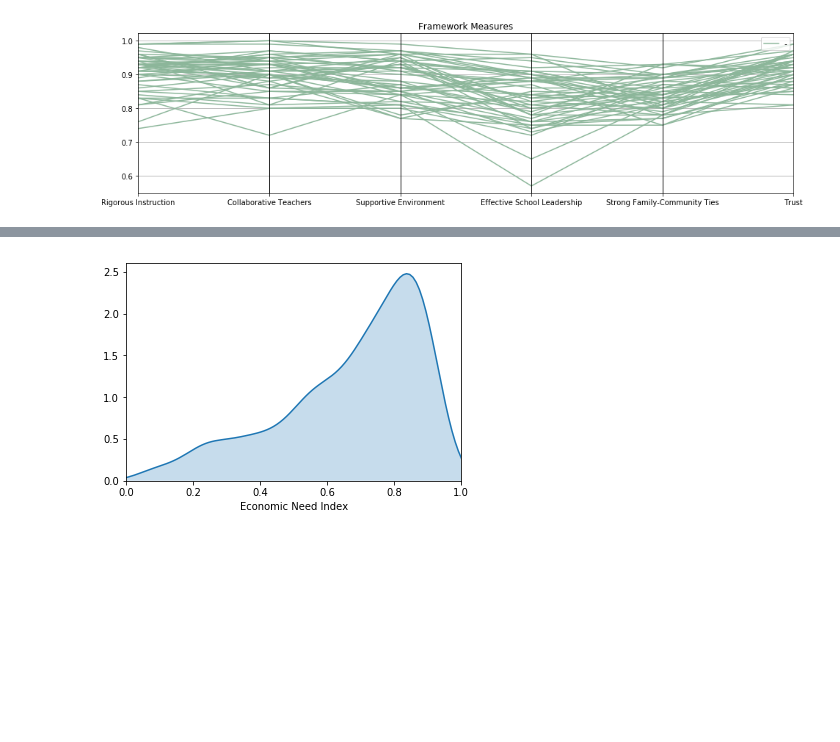
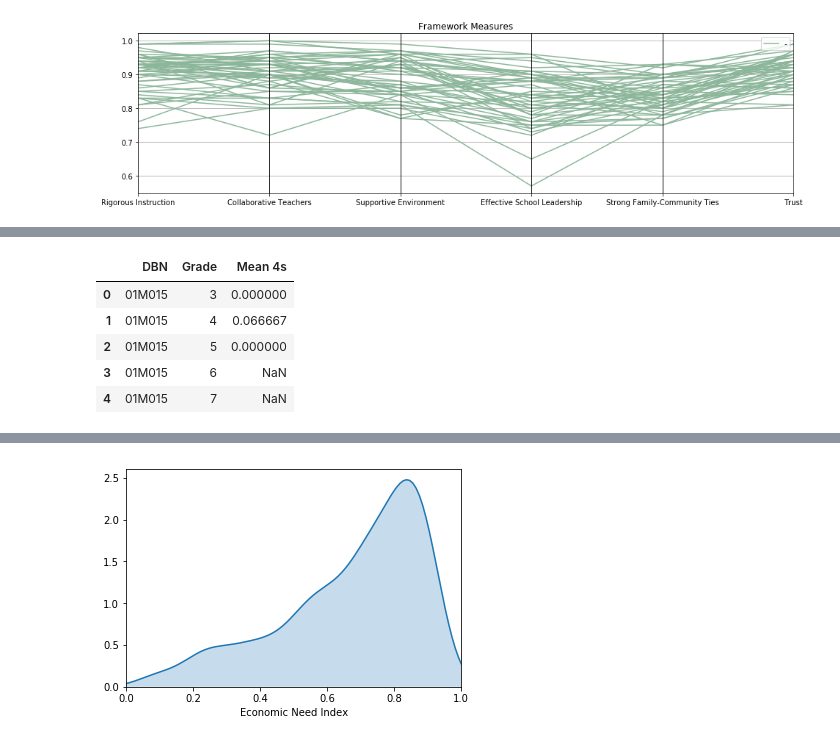
Before and after one commit to araraonline/kag-passnyc, a Jupyter notebook: notebooks/kernel-ethnic-clustering.ipynb, the cells around one changed output, grey strips where cells are left out. Cells and saved outputs as stored; diff of their text form; code cells hidden in the pictures; blank space fills up the shorter version.

```diff
--- a/notebooks/kernel-ethnic-clustering.ipynb
+++ b/notebooks/kernel-ethnic-clustering.ipynb
@@ -150,0 +161,29 @@ plt.title("Framework Measures");
+# %%
+import re
+
+melted = df4s.reset_index().melt(id_vars='DBN', value_name='Count')
+
+def calculate_grade_pct(df):
+    all_students_tested = df[df.Group == 'All Students Tested'].Count.sum()  # average for both tests
+    all_students_4s = df[df.Group == '4s - All Students'].Count.sum()
+
+    if all_students_tested > 0:
+        return all_students_4s / all_students_tested
+    else:
+        return np.nan
+
+pattern = r'^Grade (?P<Grade>\d) (?P<Test>\w+) (?:- |)(?P<Group>.*)$'
+split = pd.concat([
+    melted[['DBN', 'Count']],
+    melted.variable.str.extract(pattern)
+], axis=1)[['Test', 'DBN', 'Grade', 'Group', 'Count']]
+summarized = split.groupby(['DBN', 'Grade']).apply(calculate_grade_pct).rename('Mean 4s').reset_index()
+
+summarized.head()
+# %% [output]
+|  | DBN | Grade | Mean 4s |
+| 0 | 01M015 | 3 | 0.000000 |
+| 1 | 01M015 | 4 | 0.066667 |
+| 2 | 01M015 | 5 | 0.000000 |
+| 3 | 01M015 | 6 | NaN |
+| 4 | 01M015 | 7 | NaN |
```
Also changed, not shown: parts of 8 cells of this notebook.
